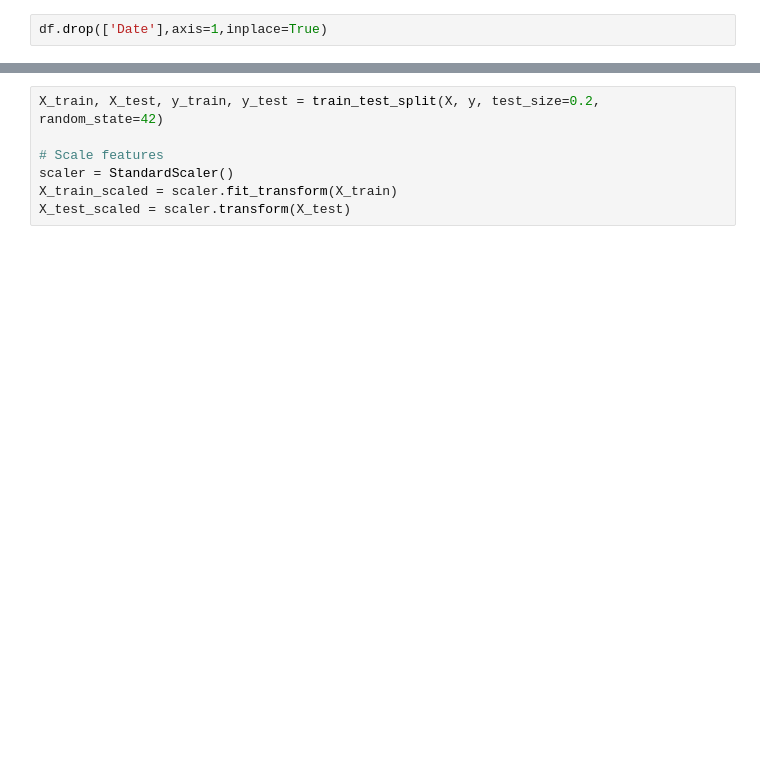
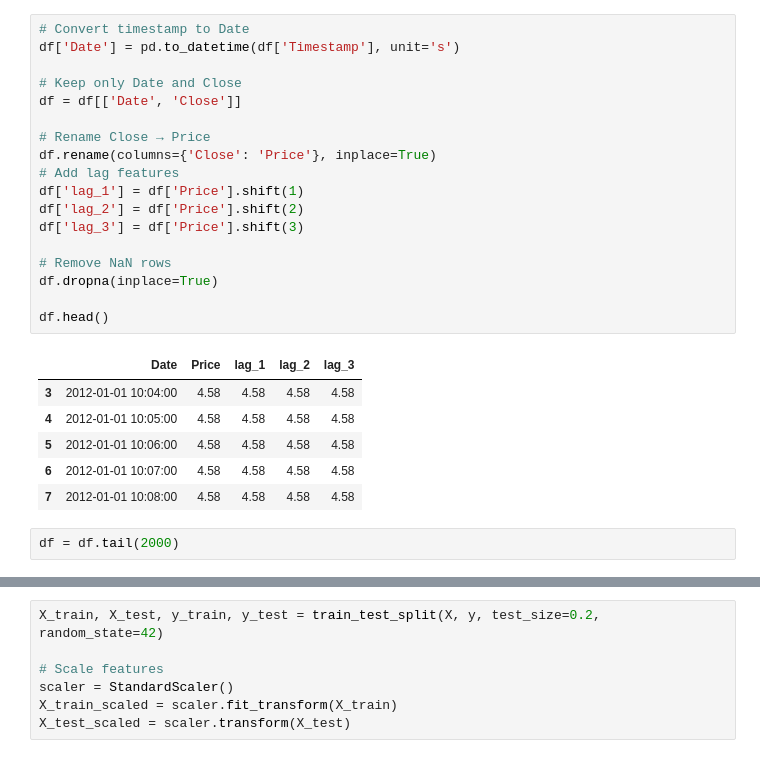
Before and after one commit to JanviThawani/Bitcoin-price-prediction, a Jupyter notebook: Bitcoin_price_prediction.ipynb, the cells around one changed output, grey strips where cells are left out. Drawn from its saved outputs; the diff is of its cells as text; blank space fills up the shorter version.

```diff
--- a/Bitcoin_price_prediction.ipynb
+++ b/Bitcoin_price_prediction.ipynb
@@ -18,5 +18,30 @@ df.head()
-# %%
-df.drop(['Date'],axis=1,inplace=True)
+# %%
+# Convert timestamp to Date
+df['Date'] = pd.to_datetime(df['Timestamp'], unit='s')
+
+# Keep only Date and Close
+df = df[['Date', 'Close']]
+
+# Rename Close → Price
+df.rename(columns={'Close': 'Price'}, inplace=True)
+# Add lag features
+df['lag_1'] = df['Price'].shift(1)
+df['lag_2'] = df['Price'].shift(2)
+df['lag_3'] = df['Price'].shift(3)
+
+# Remove NaN rows
+df.dropna(inplace=True)
+
+df.head()
+# %% [output]
+|  | Date | Price | lag_1 | lag_2 | lag_3 |
+| 3 | 2012-01-01 10:04:00 | 4.58 | 4.58 | 4.58 | 4.58 |
+| 4 | 2012-01-01 10:05:00 | 4.58 | 4.58 | 4.58 | 4.58 |
+| 5 | 2012-01-01 10:06:00 | 4.58 | 4.58 | 4.58 | 4.58 |
+| 6 | 2012-01-01 10:07:00 | 4.58 | 4.58 | 4.58 | 4.58 |
+| 7 | 2012-01-01 10:08:00 | 4.58 | 4.58 | 4.58 | 4.58 |
+# %%
+df = df.tail(2000)
 # %%
 predictionDays = 30
 # Create another column shifted 'n'  units up
```
Also changed, not shown: parts of 9 cells of this notebook.
